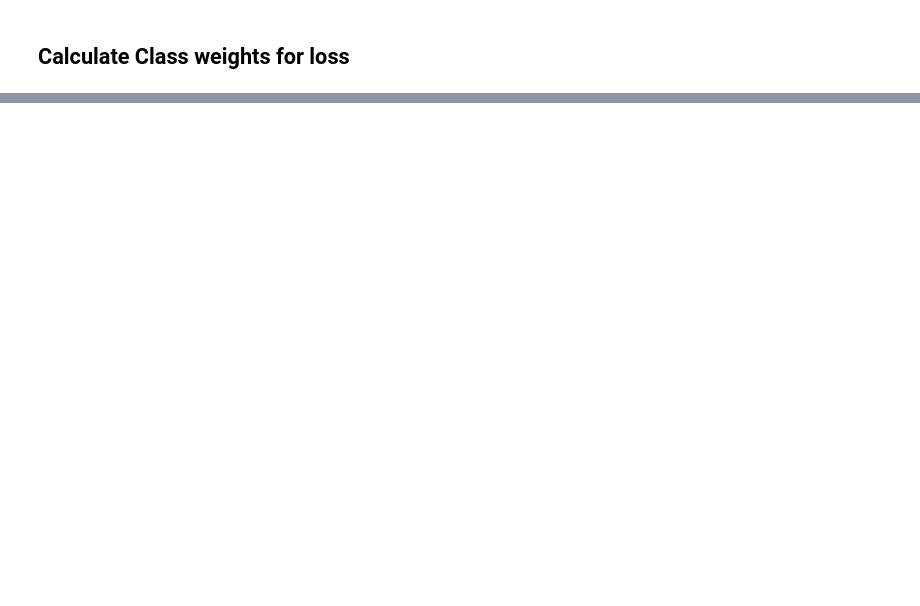
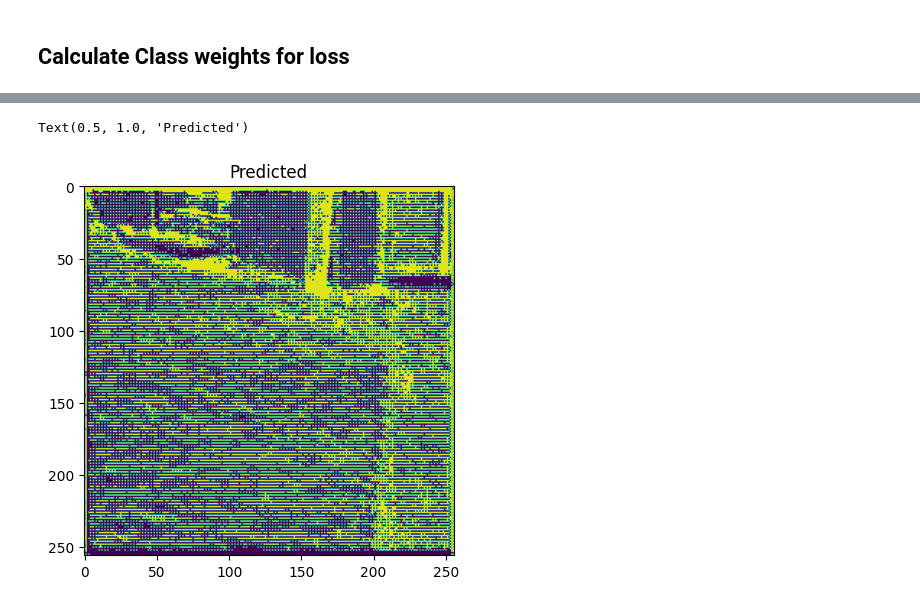
Before and after one commit to Cy-Fi/TSM_CompVis-Segmantic-Segmentation, a Jupyter notebook: 01_simple_model.ipynb, the cells around one changed output, grey strips where cells are left out. Drawn from its saved outputs; the diff is of its cells as text; code cells hidden in the pictures; blank space fills up the shorter version.

```diff
--- a/01_simple_model.ipynb
+++ b/01_simple_model.ipynb
@@ -288,0 +439,9 @@ KeyboardInterrupt:
+# %%
+x, y = test_data_gen.__next__()
+# %%
+iou_score = sm.metrics.IOUScore()
+
+f_score = sm.metrics.FScore()
+# %%
+
+model = tf.keras.models.load_model(f"training/sleek-sponge-45/checkpoints/epoch_7_val_loss_0.9851253032684326.keras", compile=False)
@@ -288,0 +523,14 @@ KeyboardInterrupt:
+# %%
+y_pred = model.predict(x)
+# %%
+seg = y_pred[0]
+
+
+#undo keras.to_categorical
+seg = np.argmax(seg, axis=-1)
+
+plt.imshow(seg)
+plt.title('Predicted')
+# %% [output]
+Text(0.5, 1.0, 'Predicted')
+[figure, added]
```
Also changed, not shown: parts of 42 cells of this notebook, 7 other files.
